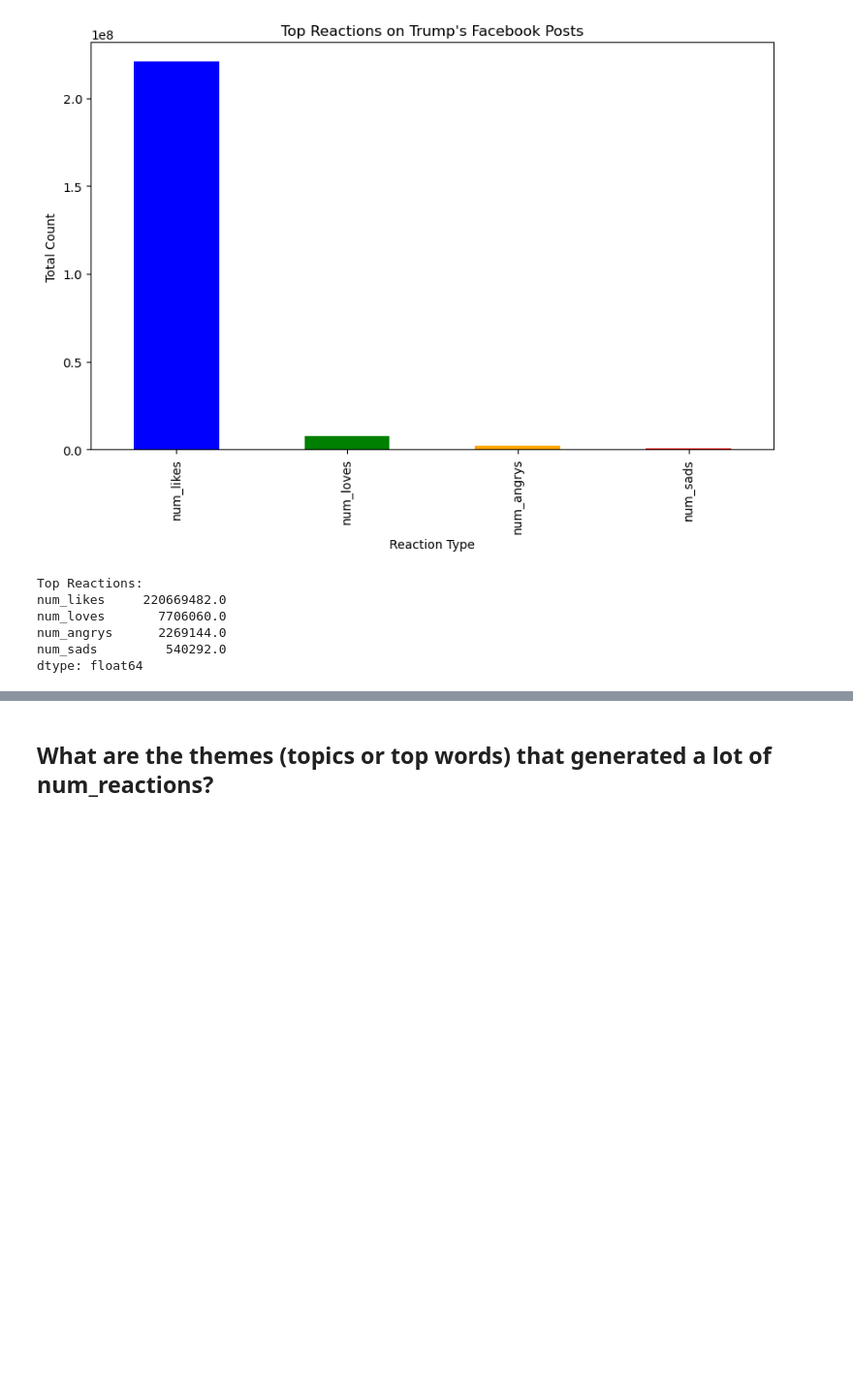
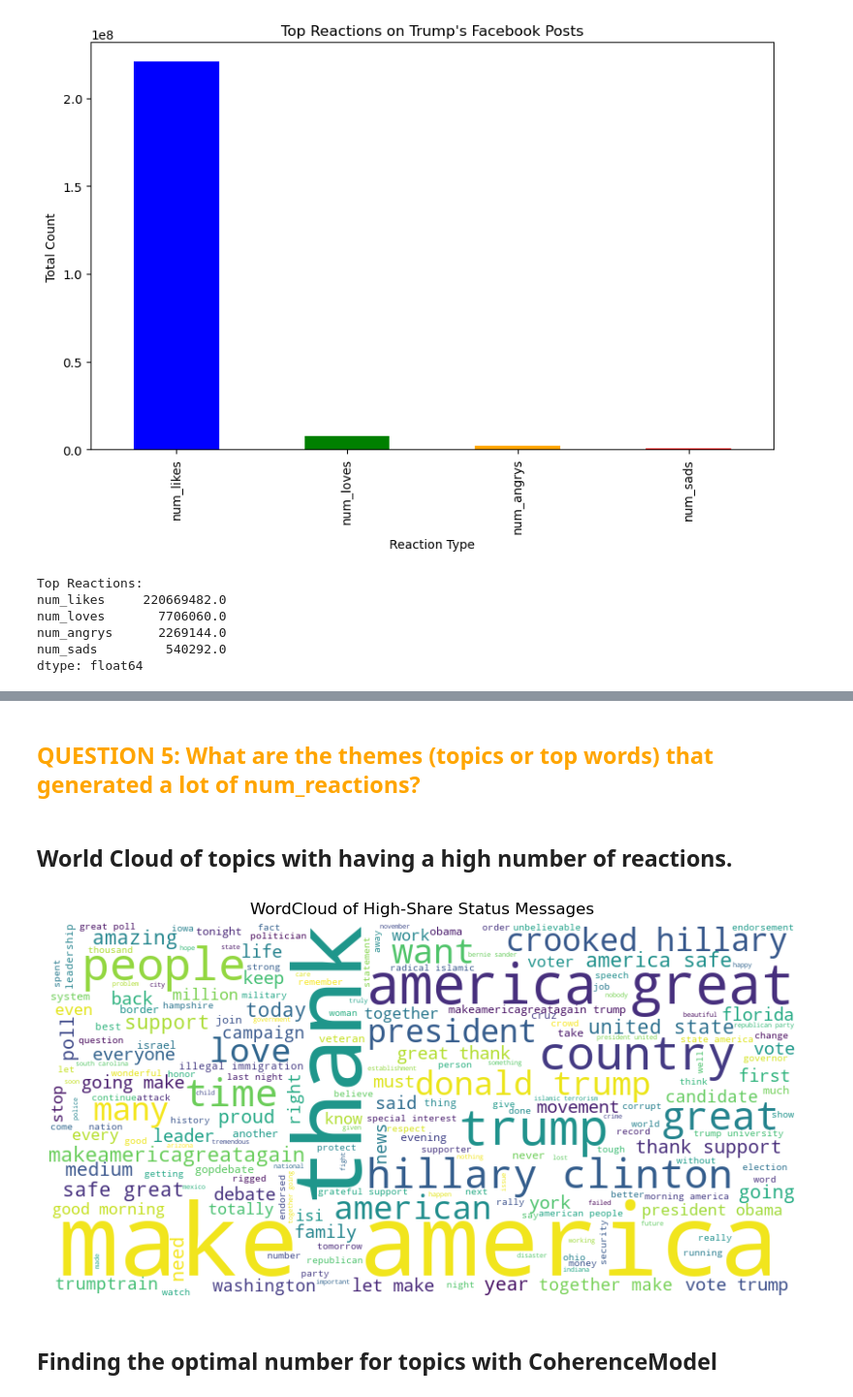
Before and after one commit to AnnaJazayeri/Facebook_data_analysis_Trump, a Jupyter notebook: Exploratory Analysis on Facebook data.ipynb, the cells around one changed output, grey strips where cells are left out. Shown at 97% size. Drawn from its saved outputs; the diff is of its cells as text; code cells hidden in the pictures; blank space fills up the shorter version.

```diff
--- a/Exploratory Analysis on Facebook data.ipynb
+++ b/Exploratory Analysis on Facebook data.ipynb
@@ -199,2 +314,28 @@ plt.show()
 # %% [markdown]
-## What are the themes (topics or top words) that generated a lot of num_reactions?
+## <span style="color:orange;">QUESTION 5: What are the themes (topics or top words) that generated a lot of num_reactions?</span>
+# %%
+# Combine status messages with a high number of reactions
+high_react = data[data[['num_likes', 'num_loves', 'num_sads', 'num_angrys']].sum(axis=1) > data[['num_likes', 'num_loves', 'num_sads', 'num_angrys']].sum(axis=1).quantile(0.75)]['status_message']
+
+# Tokenize and preprocess the text
+tokens2 = high_react.dropna().apply(preprocess_and_tokenize)
+# %% [markdown]
+## World Cloud of topics with having a high number of reactions.
+# %%
+# Combine tokens into a single list of strings for WordCloud
+flat_tokens2 = [word for sublist in tokens2 for word in sublist]
+text_for_wordcloud2 = ' '.join(flat_tokens2)
+
+# Generate WordCloud
+wordcloud2 = WordCloud(width=800, height=400, background_color='white').generate(text_for_wordcloud2)
+
+# Plot the WordCloud
+plt.figure(figsize=(10, 6))
+plt.imshow(wordcloud2, interpolation='bilinear')
+plt.axis('off')
+plt.title('WordCloud of High-Share Status Messages')
+plt.show()
+# %% [output]
+[figure, added]
+# %% [markdown]
+## Finding the optimal number for topics with CoherenceModel
```
Also changed, not shown: parts of 24 cells of this notebook.
